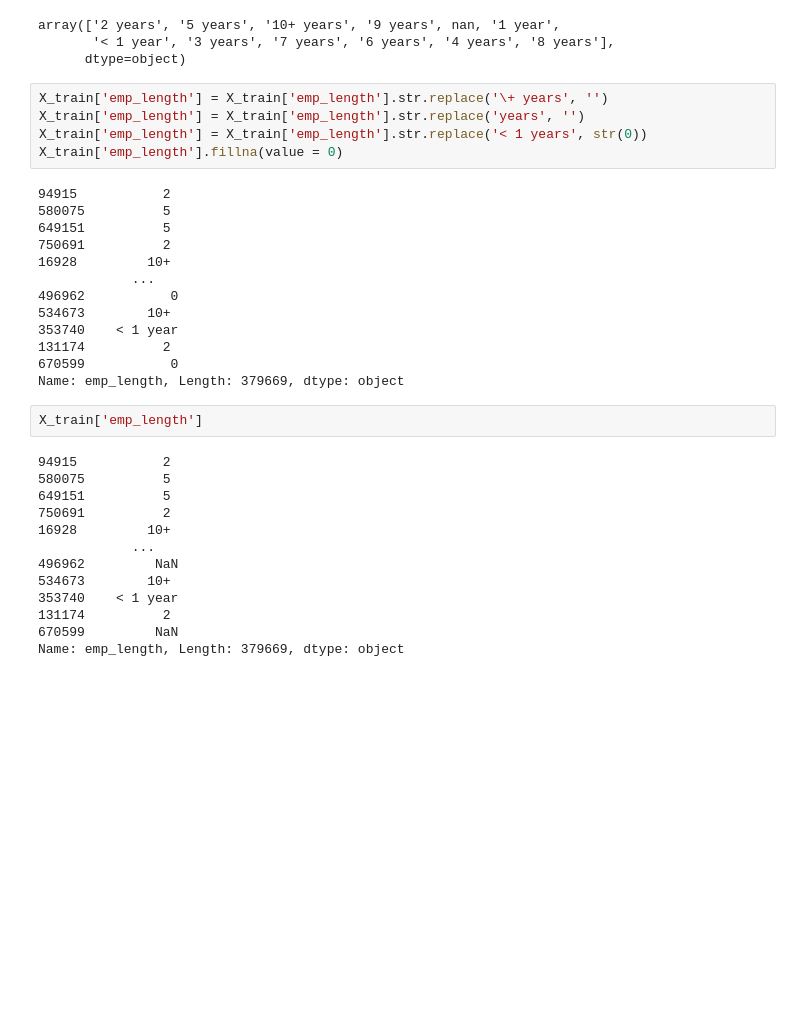
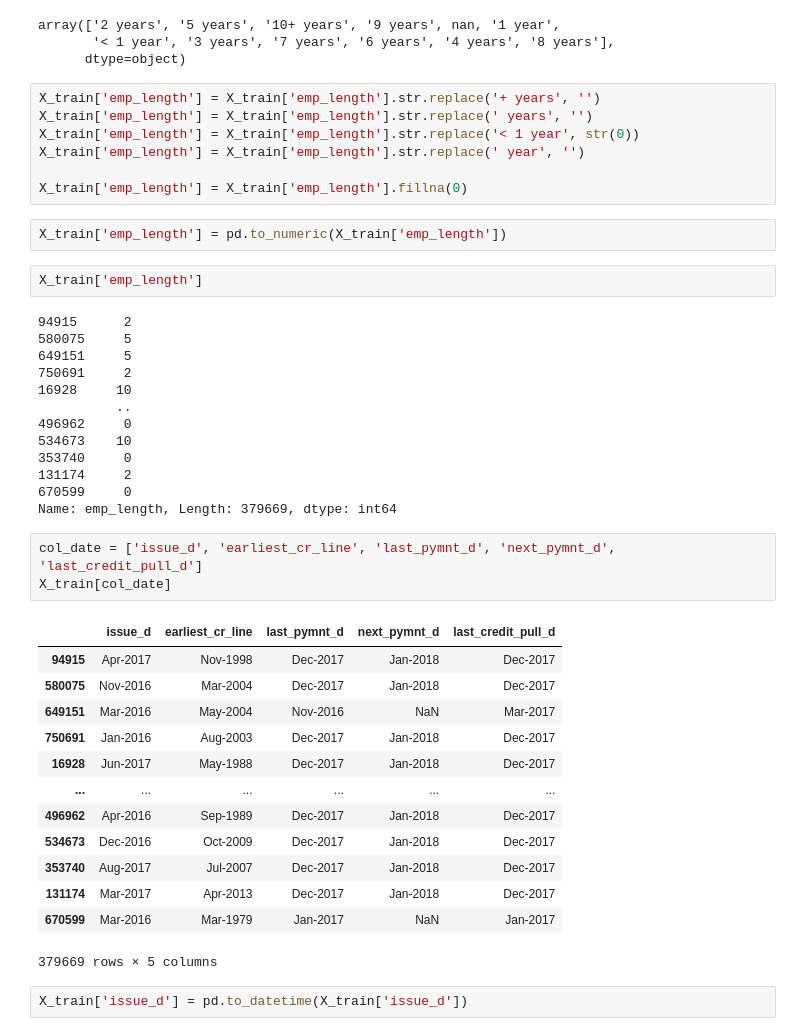
Before and after one commit to FemasAriandaRizki/credit_risk_model, a Jupyter notebook: Pengenalan Dataset, Target Variable, dan Missing Values.ipynb, the cells around one changed output. Cells and saved outputs as stored; diff of their text form; blank space fills up the shorter version.

```diff
--- a/Pengenalan Dataset, Target Variable, dan Missing Values.ipynb
+++ b/Pengenalan Dataset, Target Variable, dan Missing Values.ipynb
@@ -237,35 +237,45 @@ array(['2 years', '5 years', '10+ years', '9 years', nan, '1 year',
        '< 1 year', '3 years', '7 years', '6 years', '4 years', '8 years'],
       dtype=object)
 # %%
-X_train['emp_length'] = X_train['emp_length'].str.replace('\+ years', '')
-X_train['emp_length'] = X_train['emp_length'].str.replace('years', '')
-X_train['emp_length'] = X_train['emp_length'].str.replace('< 1 years', str(0))
-X_train['emp_length'].fillna(value = 0)
+X_train['emp_length'] = X_train['emp_length'].str.replace('+ years', '')
+X_train['emp_length'] = X_train['emp_length'].str.replace(' years', '')
+X_train['emp_length'] = X_train['emp_length'].str.replace('< 1 year', str(0))
+X_train['emp_length'] = X_train['emp_length'].str.replace(' year', '')
+
+X_train['emp_length'] = X_train['emp_length'].fillna(0)
-# %% [output]
-94915           2
-580075          5
-649151          5
-750691          2
-16928         10+
-            ...
-496962           0
-534673        10+
-353740    < 1 year
-131174          2
-670599           0
-Name: emp_length, Length: 379669, dtype: object
+# %%
+X_train['emp_length'] = pd.to_numeric(X_train['emp_length'])
 # %%
 X_train['emp_length']
 # %% [output]
-94915           2
-580075          5
-649151          5
-750691          2
-16928         10+
-            ...
-496962         NaN
-534673        10+
-353740    < 1 year
-131174          2
-670599         NaN
-Name: emp_length, Length: 379669, dtype: object
+94915      2
+580075     5
+649151     5
+750691     2
+16928     10
+          ..
+496962     0
+534673    10
+353740     0
+131174     2
+670599     0
+Name: emp_length, Length: 379669, dtype: int64
+# %%
+col_date = ['issue_d', 'earliest_cr_line', 'last_pymnt_d', 'next_pymnt_d', 'last_credit_pull_d']
+X_train[col_date]
+# %% [output]
+|  | issue_d | earliest_cr_line | last_pymnt_d | next_pymnt_d | last_credit_pull_d |
+| 94915 | Apr-2017 | Nov-1998 | Dec-2017 | Jan-2018 | Dec-2017 |
+| 580075 | Nov-2016 | Mar-2004 | Dec-2017 | Jan-2018 | Dec-2017 |
+| 649151 | Mar-2016 | May-2004 | Nov-2016 | NaN | Mar-2017 |
+| 750691 | Jan-2016 | Aug-2003 | Dec-2017 | Jan-2018 | Dec-2017 |
+| 16928 | Jun-2017 | May-1988 | Dec-2017 | Jan-2018 | Dec-2017 |
+| ... | ... | ... | ... | ... | ... |
+| 496962 | Apr-2016 | Sep-1989 | Dec-2017 | Jan-2018 | Dec-2017 |
+| 534673 | Dec-2016 | Oct-2009 | Dec-2017 | Jan-2018 | Dec-2017 |
+| 353740 | Aug-2017 | Jul-2007 | Dec-2017 | Jan-2018 | Dec-2017 |
+| 131174 | Mar-2017 | Apr-2013 | Dec-2017 | Jan-2018 | Dec-2017 |
+| 670599 | Mar-2016 | Mar-1979 | Jan-2017 | NaN | Jan-2017 |
+379669 rows × 5 columns
+# %%
+X_train['issue_d'] = pd.to_datetime(X_train['issue_d'])
```
Also changed, not shown: parts of 1 cell of this notebook.
